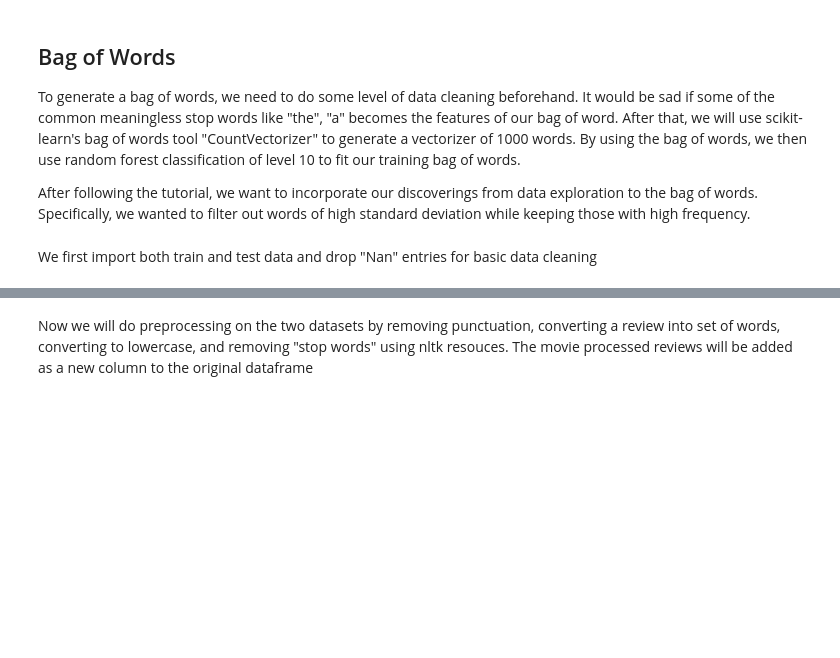
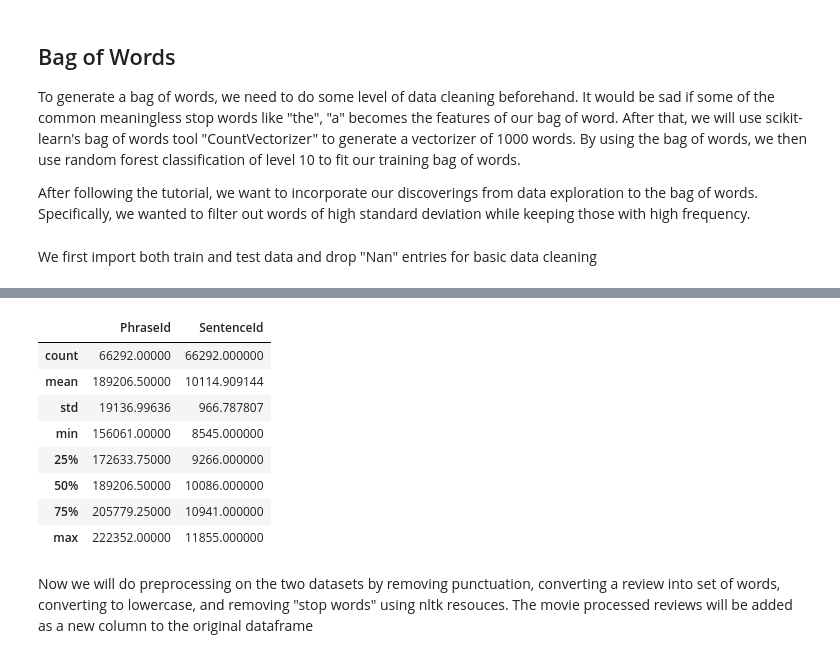
Before and after one commit to YuzhongHuang/DataScience16CYOA, a Jupyter notebook: Model_Iteration_1.ipynb, the cells around one changed output, grey strips where cells are left out. Cells and saved outputs as stored; diff of their text form; code cells hidden in the pictures; blank space fills up the shorter version.

```diff
--- a/Model_Iteration_1.ipynb
+++ b/Model_Iteration_1.ipynb
@@ -24,32 +43,4 @@ We first import both train and test data and drop "Nan" entries for basic data c
 # %%
-# pandas
-import pandas as pd
-from pandas import Series,DataFrame
-
-# thinkstats tool
-import thinkstats2
-import thinkplot
-
-# numpy, matplotlib, seaborn
-import numpy as np
-import seaborn as sns
-import matplotlib.pyplot as plt
-%matplotlib inline
-
-# sklearn
-from sklearn.feature_extraction.text import TfidfTransformer
-from sklearn.feature_extraction.text import CountVectorizer
-
-# import regular expressions
-import re
-
-# import natrual language toolkit
-import nltk
-nltk.download('stopwords')
-
-# create set of stopwords
-from nltk.corpus import stopwords
-
 # get train & test csv files as a DataFrame
 train = pd.read_csv("train.tsv", sep='\t')
 test = pd.read_csv("test.tsv", sep='\t')
@@ -57,4 +48,6 @@ test = pd.read_csv("test.tsv", sep='\t')
 # drop nan data in train
 train = train.dropna()
 test = test.dropna()
+train.describe()
+test.describe()
 # %% [output]
@@ -64,3 +54,12 @@ test = test.dropna()
+|  | PhraseId | SentenceId |
+| count | 66292.00000 | 66292.000000 |
+| mean | 189206.50000 | 10114.909144 |
+| std | 19136.99636 | 966.787807 |
+| min | 156061.00000 | 8545.000000 |
+| 25% | 172633.75000 | 9266.000000 |
+| 50% | 189206.50000 | 10086.000000 |
+| 75% | 205779.25000 | 10941.000000 |
+| max | 222352.00000 | 11855.000000 |
 # %% [markdown]
 Now we will do preprocessing on the two datasets by removing punctuation, converting a review into set of words, converting to lowercase, and removing "stop words" using nltk resouces. The movie processed reviews will be added as a new column to the original dataframe
 # %%
```
Also changed, not shown: parts of 11 cells of this notebook, 1 other file.
